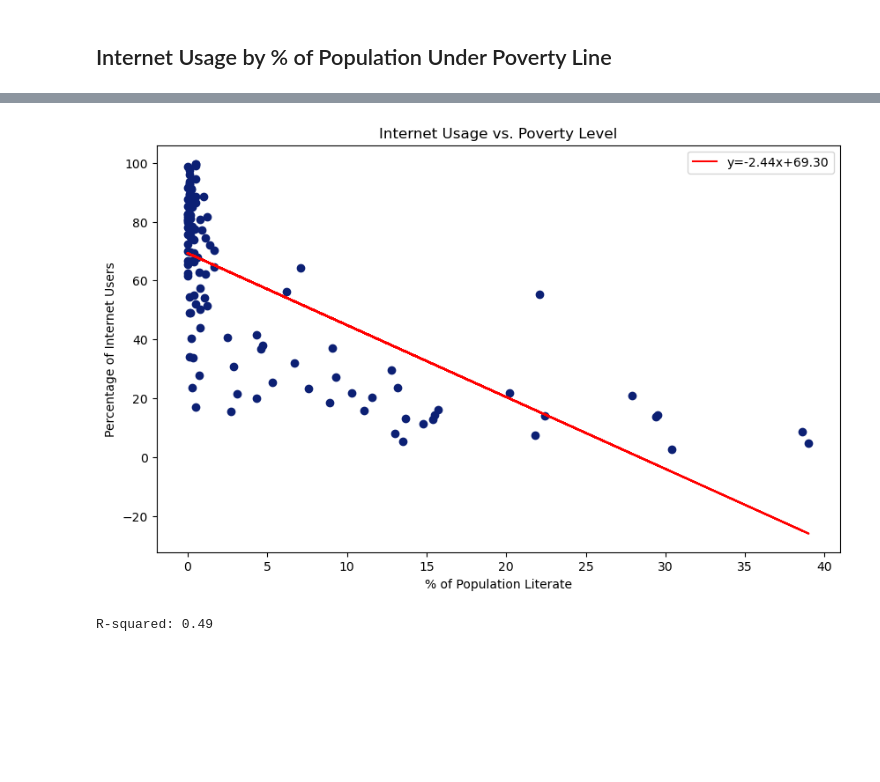
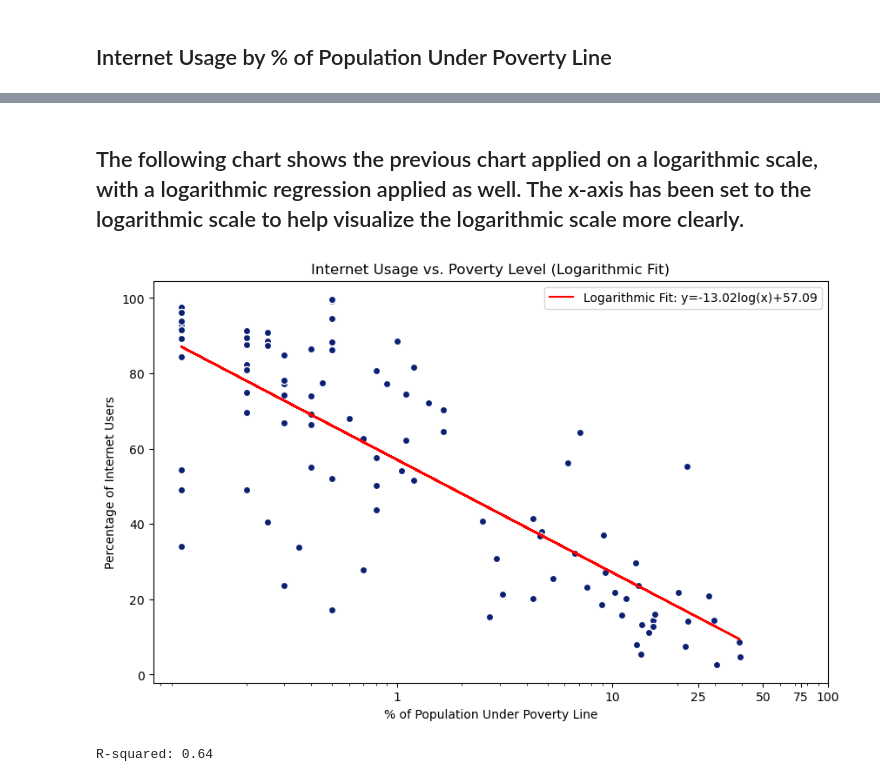
Before and after one commit to tiascott01/07_GroupProject1, a Jupyter notebook: Internet Demographics/internet-usage-working.ipynb, the cells around one changed output, grey strips where cells are left out. Saved outputs shown, nothing was run; the diff lists cells and outputs as text; code cells hidden in the pictures; blank space fills up the shorter version.

Commit message:
Quentin updates to demo code, 16 0206 NOV 23

```diff
--- a/Internet Demographics/internet-usage-working.ipynb
+++ b/Internet Demographics/internet-usage-working.ipynb
@@ -521,21 +665,37 @@ plt.show()
 [figure]
+# %% [markdown]
+## The following chart shows the previous chart applied on a logarithmic scale, with a logarithmic regression applied as well. The x-axis has been set to the logarithmic scale to help visualize the logarithmic scale more clearly.
 # %%
-#linear regression
-slope, intercept, r_value, p_value, std_err = stats.linregress(demo_df[poverty_col], demo_df[internet_users_col])
+# Ensure all poverty level values are positive
+demo_df = demo_df[demo_df[poverty_col] > 0]
 
-line = slope * demo_df[poverty_col] + intercept
+# Logarithmic transformation of the poverty column
+log_poverty = np.log(demo_df[poverty_col])
 
-#plotting
+# Linear regression on the transformed data
+slope, intercept, r_value, p_value, std_err = stats.linregress(log_poverty, demo_df[internet_users_col])
+
+# Regression line
+log_line = slope * log_poverty + intercept
+
+# Plotting
 plt.figure(figsize=(10, 6))
-plt.scatter(demo_df[poverty_col], demo_df[internet_users_col], alpha=1, color='#0C2074')
-plt.plot(demo_df[poverty_col], line, label=f'y={slope:.2f}x+{intercept:.2f}', color='red')
-plt.title('Internet Usage vs. Poverty Level')
-plt.xlabel('% of Population Literate')
+plt.scatter(demo_df[poverty_col], demo_df[internet_users_col], alpha=1, color='#0C2074', edgecolors='white')
+plt.plot(demo_df[poverty_col], log_line, label=f'Logarithmic Fit: y={slope:.2f}log(x)+{intercept:.2f}', color='red')
+plt.title('Internet Usage vs. Poverty Level (Logarithmic Fit)')
+plt.xlabel('% of Population Under Poverty Line')
 plt.ylabel('Percentage of Internet Users')
+plt.xscale('log')  # Set x-axis to logarithmic scale
+desired_ticks = [1, 10, 25, 50, 75, 100]  # Choose the ticks that make sense for your data
+plt.xticks(desired_ticks, desired_ticks)
 plt.legend()
+
+# Formatting tick labels for readability
+formatter = ticker.FuncFormatter(lambda x, _: f'{int(x):,}')
+plt.gca().xaxis.set_major_formatter(formatter)
 plt.show()
 
 print(f"R-squared: {r_value**2:.2f}")
 # %% [output]
-[figure, old version]
+[figure, new version]
-R-squared: 0.49
+R-squared: 0.64
```
Also changed, not shown: parts of 27 cells of this notebook, 1 other file.
